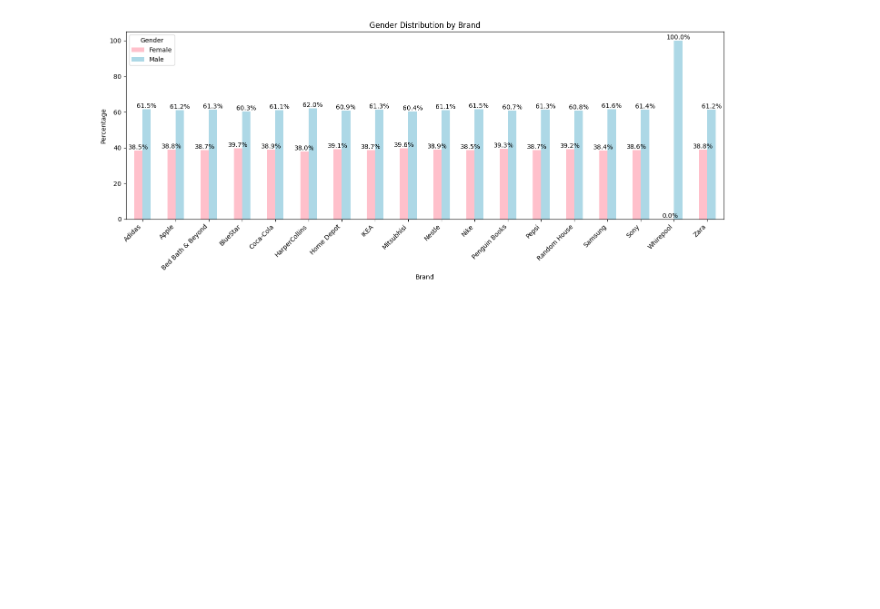
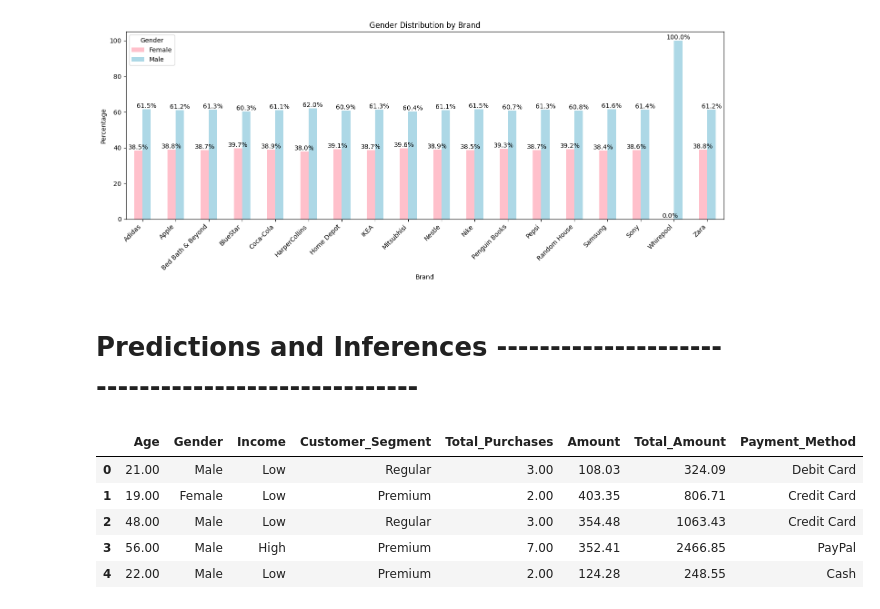
Before and after one commit to JohnnyLiang-OTU/retail_analysis, a Jupyter notebook: main.ipynb, the cells around one changed output. Cells and saved outputs as stored; diff of their text form; code cells hidden in the pictures; blank space fills up the shorter version.

```diff
--- a/main.ipynb
+++ b/main.ipynb
@@ -31,7 +32,7 @@ df = pd.read_csv("new_retail_data.csv")
 # %%
 # Clean the data by dropping rows with missing values and columns that are not essential.
 df = df.dropna()
-df = df.drop(columns=["Name", "Email", "Customer_ID", "Transaction_ID", "Address", "Phone", "Date", "Time", "Zipcode", "State", "City", "Shipping_Method"])
+df = df.drop(columns=["Name", "Email", "Customer_ID", "Transaction_ID", "Address", "Phone", "Date", "Time", "Zipcode", "State", "City", "Shipping_Method", "Order_Status", "Feedback", "Ratings", "products"])
 # %%
 # Grab Male Customers and Female Customers for Analysis
 customers_male = df[df['Gender'] == 'Male']
@@ -408,3 +409,5 @@ plt.tight_layout()
 plt.show()
 # %% [output]
 [figure]
+# %% [markdown]
+# Predictions and Inferences ---------------------------------------------------
@@ -410,0 +510,12 @@ plt.show()
+# %%
+ml_df = df.copy()
+ml_df.drop(columns=['Country', 'Product_Category', 'Product_Brand', "Product_Type", "Year", "Month"], inplace=True)
+# %%
+ml_df.head()
+# %% [output]
+|  | Age | Gender | Income | Customer_Segment | Total_Purchases | Amount | Total_Amount | Payment_Method |
+| 0 | 21.00 | Male | Low | Regular | 3.00 | 108.03 | 324.09 | Debit Card |
+| 1 | 19.00 | Female | Low | Premium | 2.00 | 403.35 | 806.71 | Credit Card |
+| 2 | 48.00 | Male | Low | Regular | 3.00 | 354.48 | 1063.43 | Credit Card |
+| 3 | 56.00 | Male | High | Premium | 7.00 | 352.41 | 2466.85 | PayPal |
+| 4 | 22.00 | Male | Low | Premium | 2.00 | 124.28 | 248.55 | Cash |
```
Also changed, not shown: parts of 7 cells of this notebook, 1 other file.
